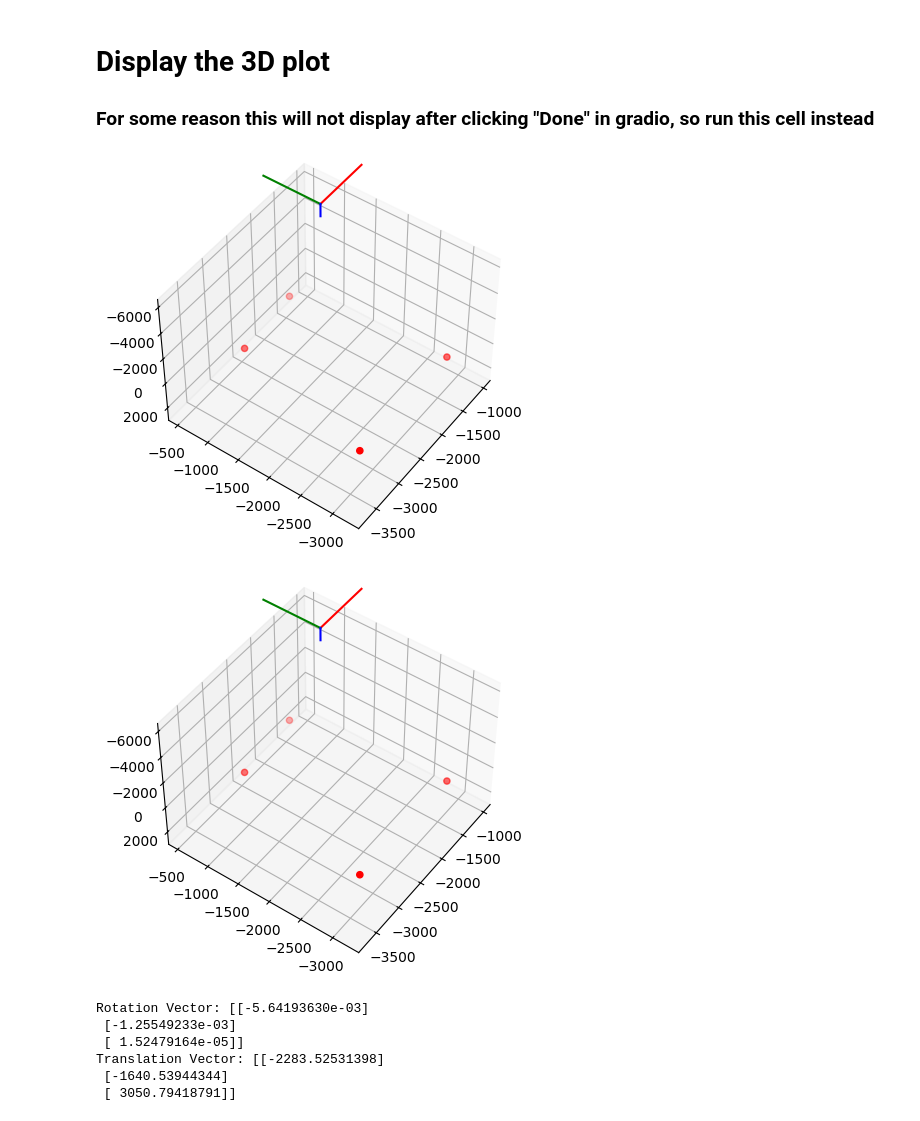
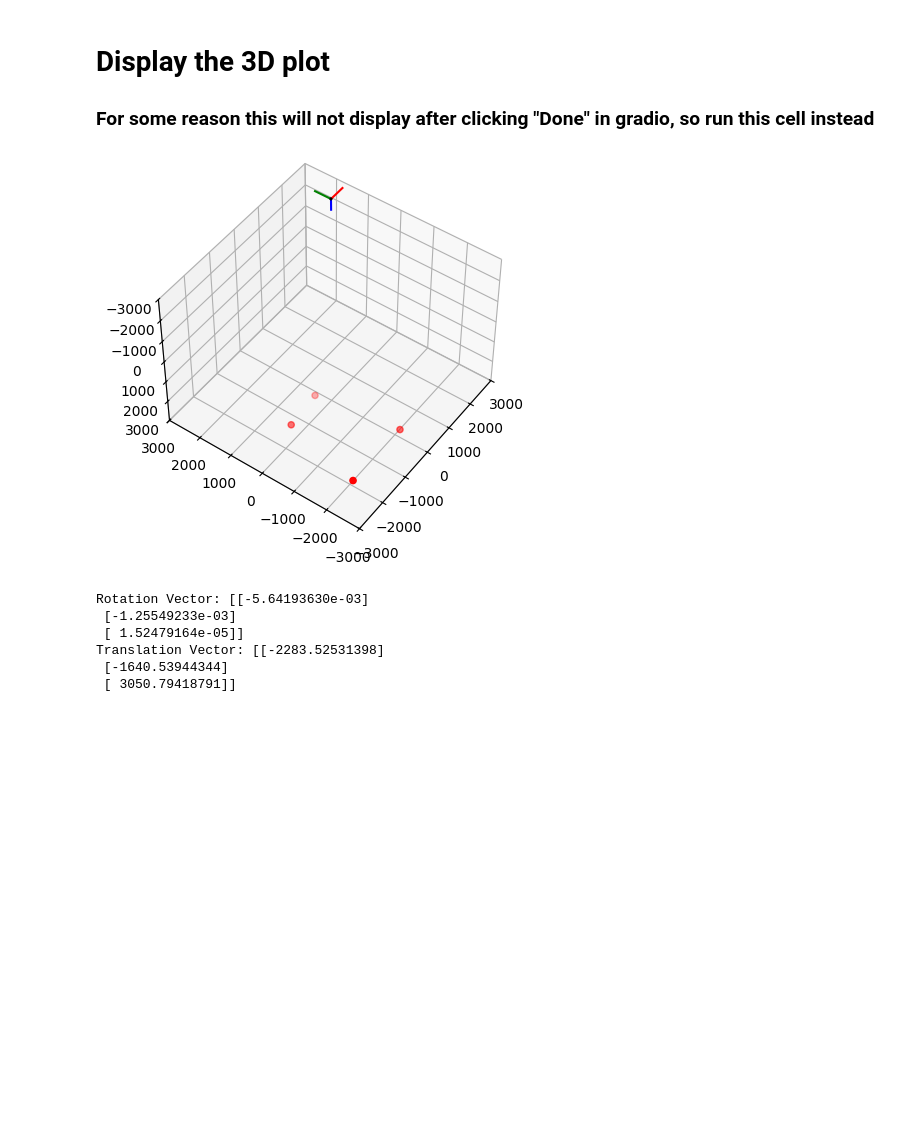
Before and after one commit to Tiromachelan/camera-pose-estimator, a Jupyter notebook: camera_pose.ipynb, the cells around one changed output. Saved outputs shown, nothing was run; the diff lists cells and outputs as text; code cells hidden in the pictures; blank space fills up the shorter version.

```diff
--- a/camera_pose.ipynb
+++ b/camera_pose.ipynb
@@ -416,38 +416,39 @@ class Visualizer:
 
             # Calculate limits based on all points (including camera translation)
             max_range = np.array([all_points[:,0].max()-all_points[:,0].min(),
                                   all_points[:,1].max()-all_points[:,1].min(),
                                   all_points[:,2].max()-all_points[:,2].min()]).max() / 2.0
 
             mid_x = (all_points[:,0].max()+all_points[:,0].min()) * 0.5
             mid_y = (all_points[:,1].max()+all_points[:,1].min()) * 0.5
             mid_z = (all_points[:,2].max()+all_points[:,2].min()) * 0.5
 
-            ax.set_xlim(mid_x - max_range, mid_x + max_range)
-            ax.set_ylim(mid_y - max_range, mid_y + max_range)
-            ax.set_zlim(mid_z - max_range-6600, mid_z + max_range)
+            spaceSize = 3000
+
+            ax.set_xlim(-spaceSize, spaceSize)
+            ax.set_ylim(-spaceSize, spaceSize)
+            ax.set_zlim(-spaceSize, spaceSize)
 
             # Set initial view based on translation vector
             # The elev and azim angles are in degrees
             elev = np.arctan2(tau[2,0], np.sqrt(tau[0,0]**2 + tau[1,0]**2)) * 180/np.pi
             azim = np.arctan2(tau[1,0], tau[0,0]) * 180/np.pi
             ax.view_init(elev=elev, azim=azim)
 
 
         ax.invert_zaxis() # It looks upside down without this
         #plt.savefig("pose_plot.png")
         #display(Image(filename="pose_plot.png"))
 
 
         plt.show()
         print(f"Rotation Vector: {rotation_vector}")
         print(f"Translation Vector: {translation_vector}")
 
 rotation_vector, translation_vector = estimate_pose_opencv()
 Visualizer.visualize(rotation_vector, translation_vector)
 # %% [output]
-[figure, old version]
+[figure, new version]
-[figure, removed]
 Rotation Vector: [[-5.64193630e-03]
  [-1.25549233e-03]
  [ 1.52479164e-05]]
```
